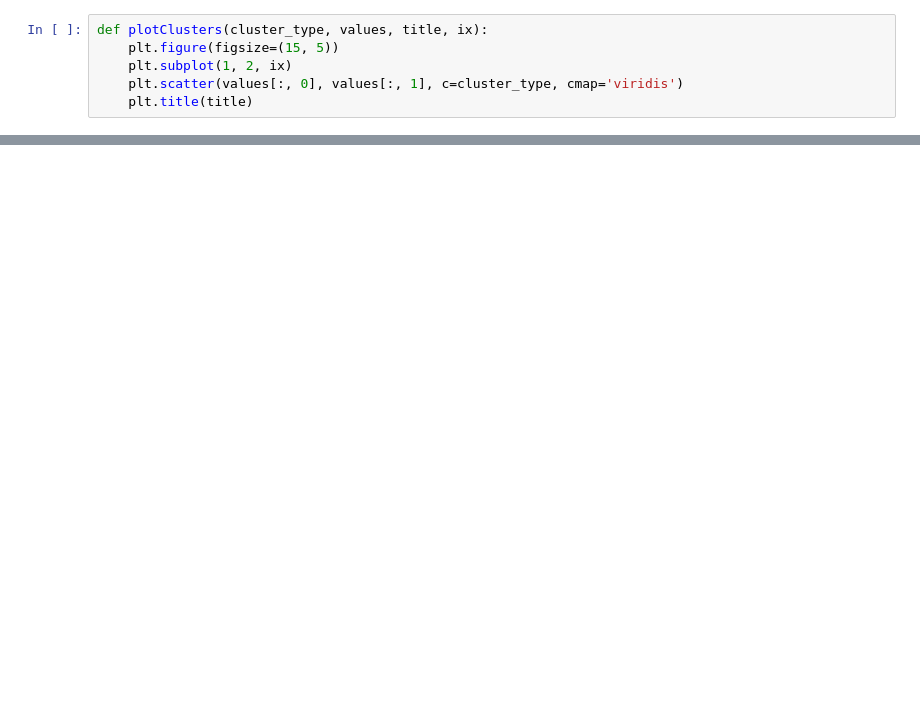
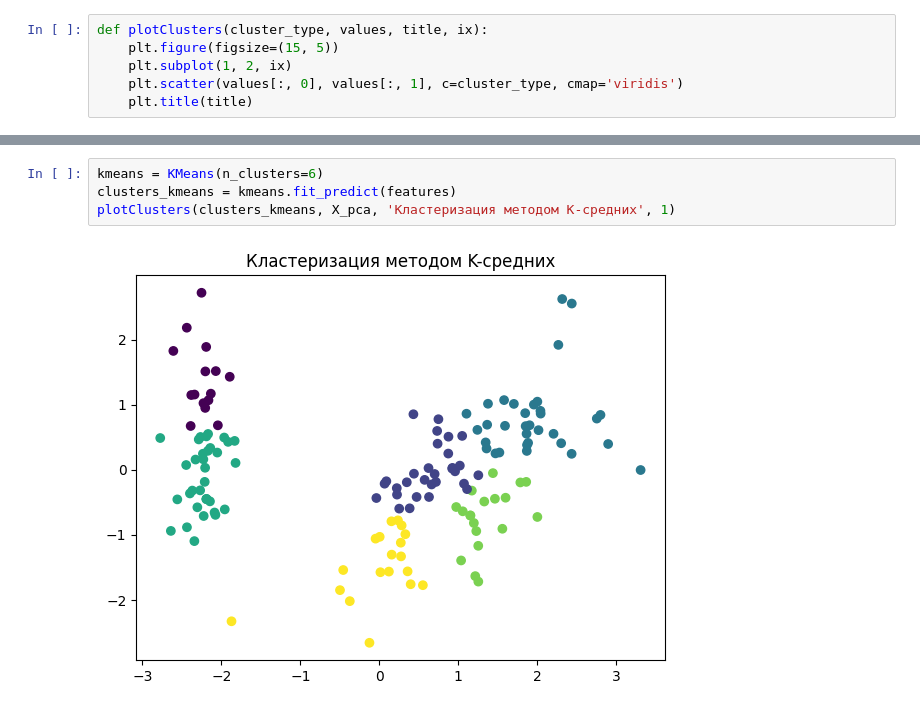
Before and after one commit to vladocrat/ML, a Jupyter notebook: lab3/main.ipynb, the cells around one changed output, grey strips where cells are left out. Saved outputs shown, nothing was run; the diff lists cells and outputs as text; blank space fills up the shorter version.

```diff
--- a/lab3/main.ipynb
+++ b/lab3/main.ipynb
@@ -43,0 +47,6 @@ plotClusters(clusters_kmeans, X_pca, 'Кластеризация методом
+# %%
+kmeans = KMeans(n_clusters=6)
+clusters_kmeans = kmeans.fit_predict(features)
+plotClusters(clusters_kmeans, X_pca, 'Кластеризация методом K-средних', 1)
+# %% [output]
+[figure, added]
```
Also changed, not shown: parts of 6 cells of this notebook.
